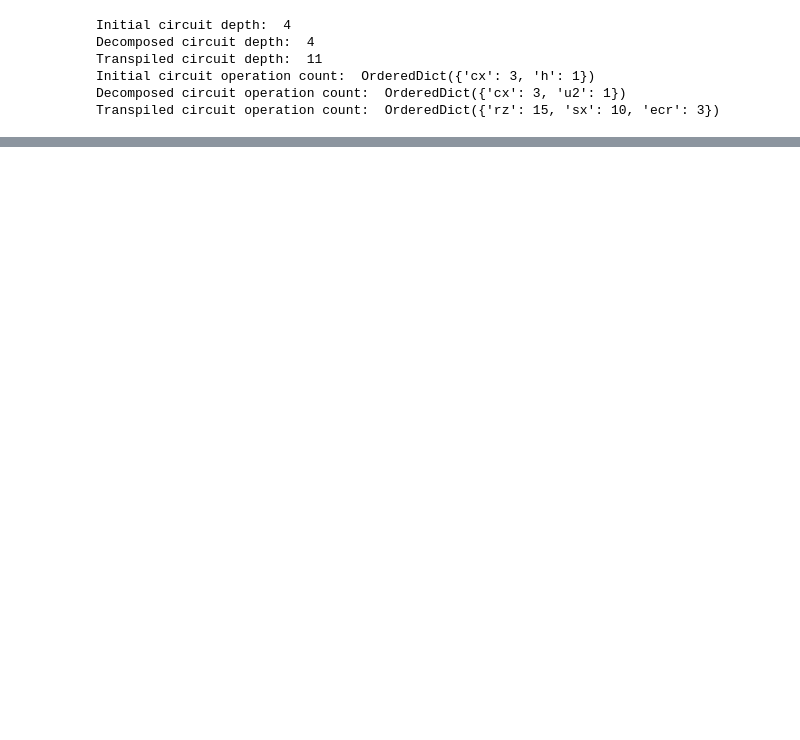
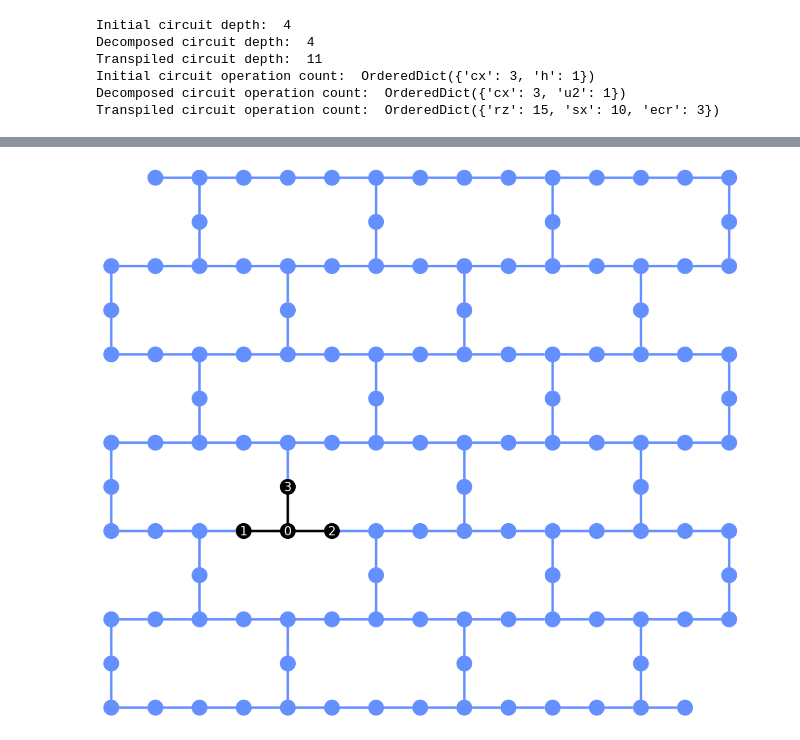
Before and after one commit to dipankardas011/Quantum-Coding, a Jupyter notebook: transpiler_circuit_optimization.ipynb, the cells around one changed output, grey strips where cells are left out. Cells and saved outputs as stored; diff of their text form; code cells hidden in the pictures; blank space fills up the shorter version.

```diff
--- a/transpiler_circuit_optimization.ipynb
+++ b/transpiler_circuit_optimization.ipynb
@@ -135,0 +213,4 @@ visualization.plot_circuit_layout(transpiled_qc, ibm_backend)
+# %%
+gg[1].get("plot_circuit")
+# %% [output]
+[figure, added]
```
Also changed, not shown: parts of 16 cells of this notebook.
